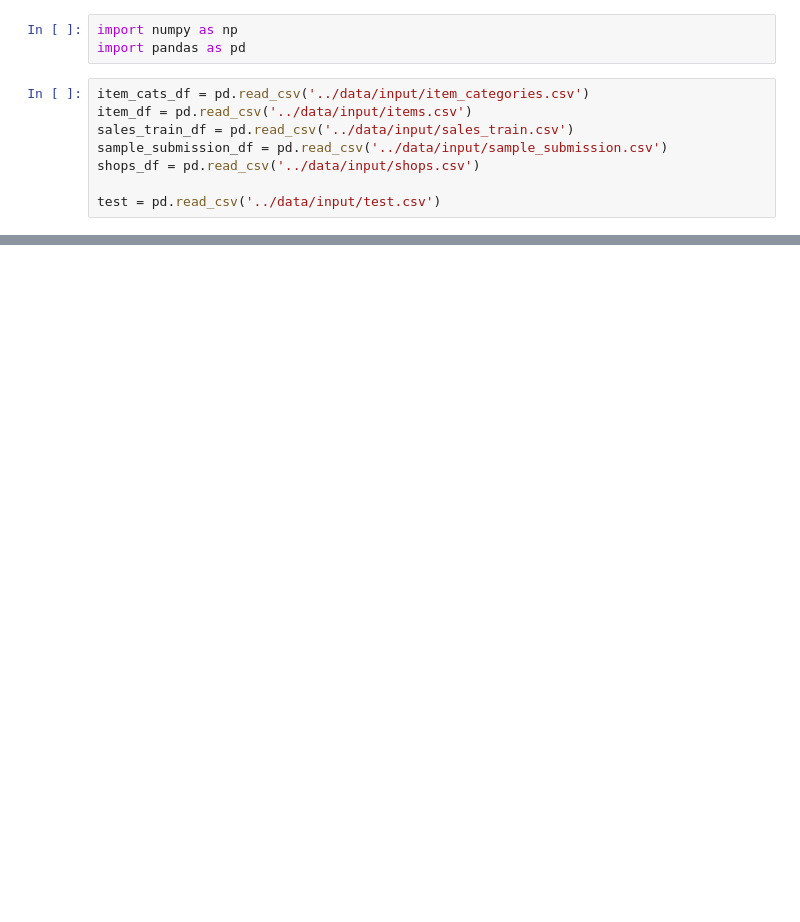
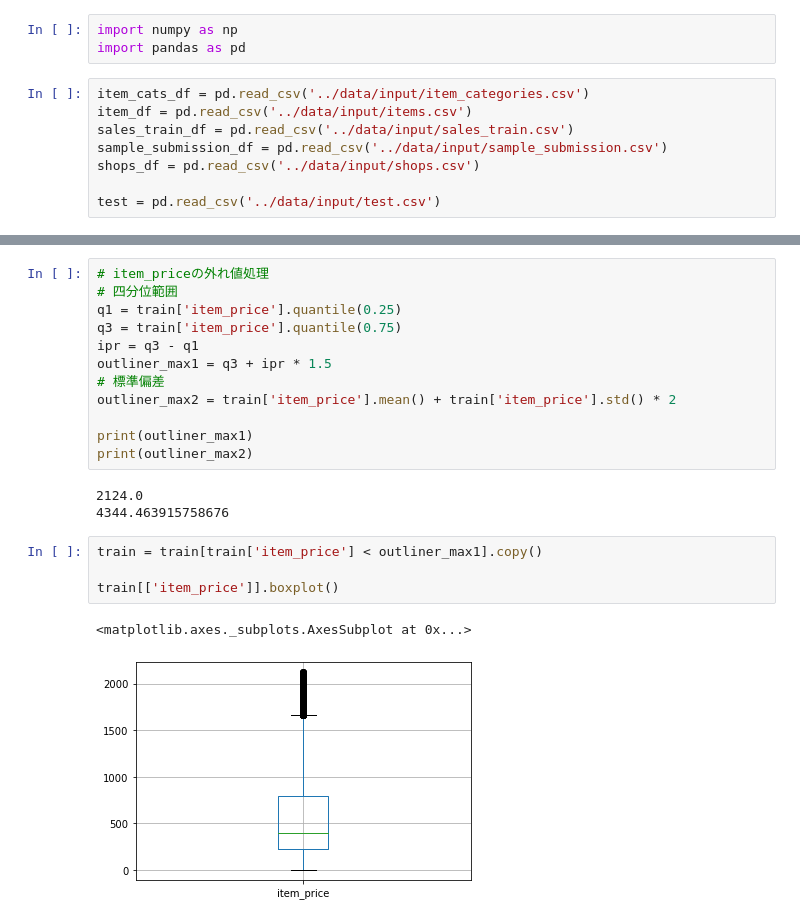
Before and after one commit to YusukeAmg/kaggle_Predict-Future-Sales, a Jupyter notebook: notebook/input-analysis_2020-10-04-16-25.ipynb, the cells around one changed output, grey strips where cells are left out. Drawn from its saved outputs; the diff is of its cells as text; blank space fills up the shorter version.

```diff
--- a/notebook/input-analysis_2020-10-04-16-25.ipynb
+++ b/notebook/input-analysis_2020-10-04-16-25.ipynb
@@ -285,0 +39,22 @@ item_cnt_day sum 124544.0
+# %%
+# item_priceの外れ値処理
+# 四分位範囲
+q1 = train['item_price'].quantile(0.25)
+q3 = train['item_price'].quantile(0.75)
+ipr = q3 - q1
+outliner_max1 = q3 + ipr * 1.5
+# 標準偏差
+outliner_max2 = train['item_price'].mean() + train['item_price'].std() * 2
+
+print(outliner_max1)
+print(outliner_max2)
+# %% [output]
+2124.0
+4344.463915758676
+# %%
+train = train[train['item_price'] < outliner_max1].copy()
+
+train[['item_price']].boxplot()
+# %% [output]
+<matplotlib.axes._subplots.AxesSubplot at 0x...>
+[figure, added]
```
Also changed, not shown: parts of 21 cells of this notebook.
